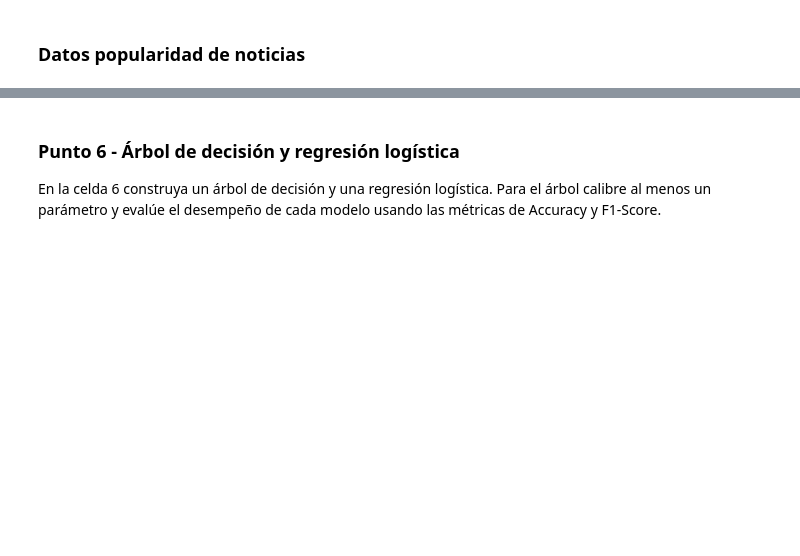
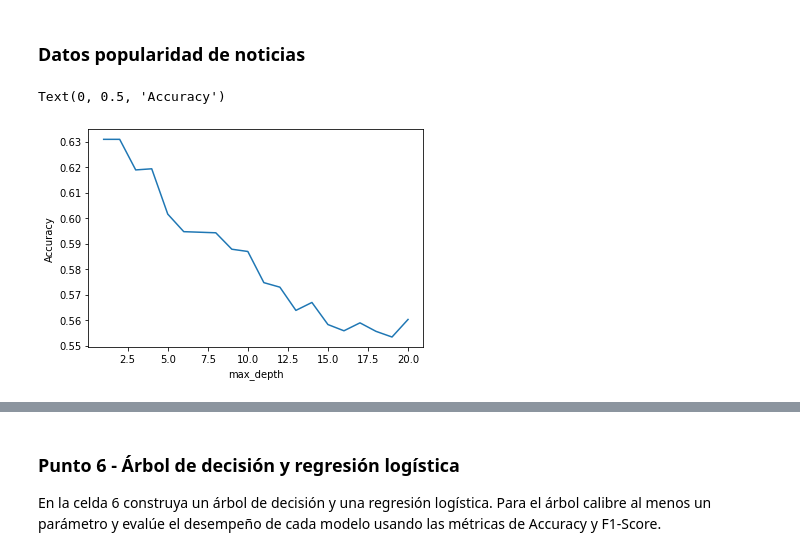
Before and after one commit to jboca-andes/MIAD_ML_and_NLP, a Jupyter notebook: Semana 1/S1TC1_arboles_ensamblajes.ipynb, the cells around one changed output, grey strips where cells are left out. Saved outputs shown, nothing was run; the diff lists cells and outputs as text; code cells hidden in the pictures; blank space fills up the shorter version.

```diff
--- a/Semana 1/S1TC1_arboles_ensamblajes.ipynb
+++ b/Semana 1/S1TC1_arboles_ensamblajes.ipynb
@@ -393,3 +393,28 @@ y.mean()
 # División de la muestra en set de entrenamiento y prueba
 from sklearn.model_selection import train_test_split
 X_train, X_test, y_train, y_test = train_test_split(X, y, random_state=1)
+# %%
+max_depth_range = range(1, 21)
+accuracy_scores = []
+f1_scores = []
+
+# Importación de modelos de sklearn
+from sklearn.model_selection import cross_val_score
+from sklearn.tree import DecisionTreeClassifier
+from sklearn.linear_model import LogisticRegression
+
+for depth in max_depth_range:
+    # Definición del árbol de decisión usando DecisionTreeClassifier de la libreria sklearn
+    clf = DecisionTreeClassifier(max_depth=depth, random_state=1)
+    accuracy_scores.append(cross_val_score(clf, X_train, y_train, cv=10, scoring='accuracy').mean())
+    f1_scores.append(cross_val_score(clf, X_train, y_train, cv=10, scoring='f1').mean())
+
+clf = LogisticRegression().fit(X_train, y_train)
+metricas = clf.score(X_test, y_test)
+# %%
+plt.plot(max_depth_range, accuracy_scores)
+plt.xlabel('max_depth')
+plt.ylabel('Accuracy')
+# %% [output]
+Text(0, 0.5, 'Accuracy')
+[figure, added]
```
Also changed, not shown: parts of 3 cells of this notebook.
